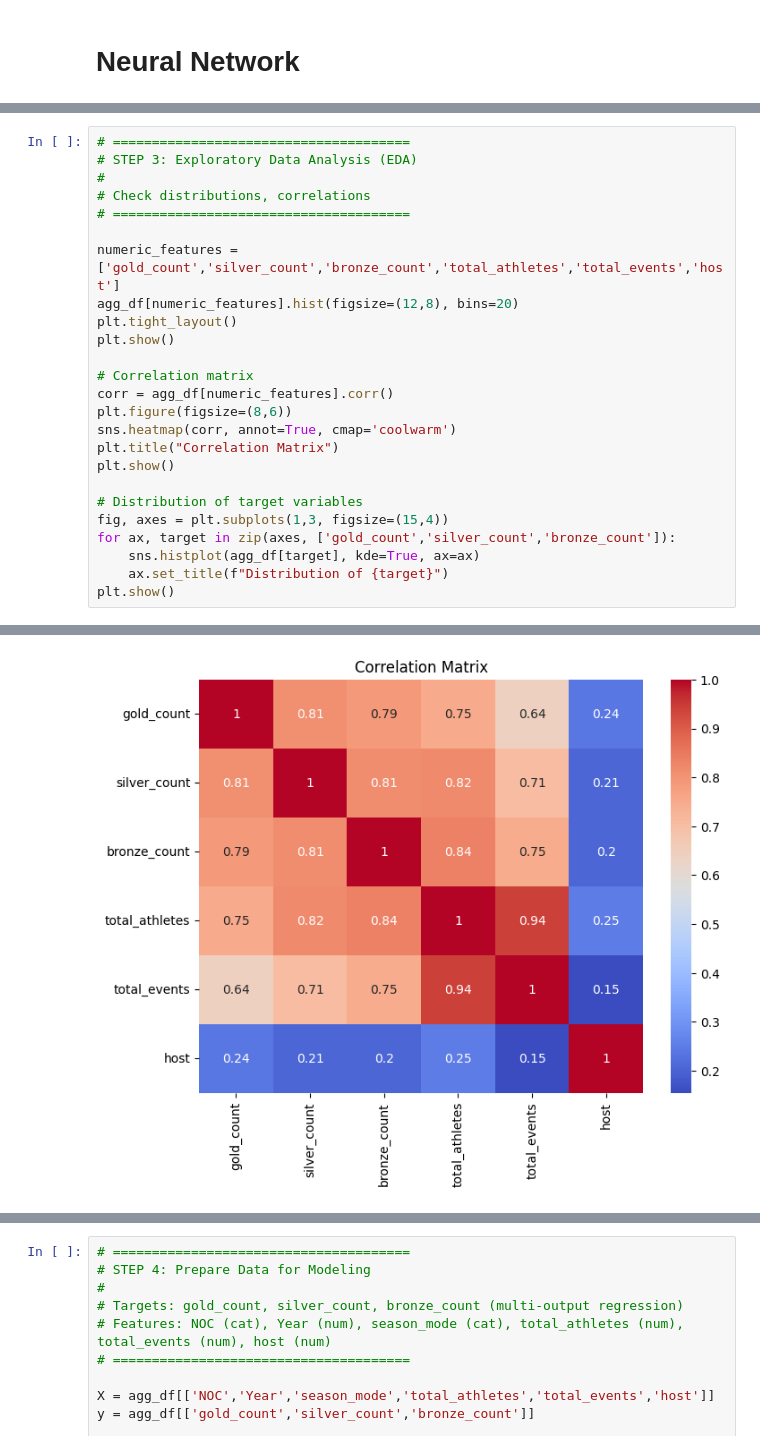
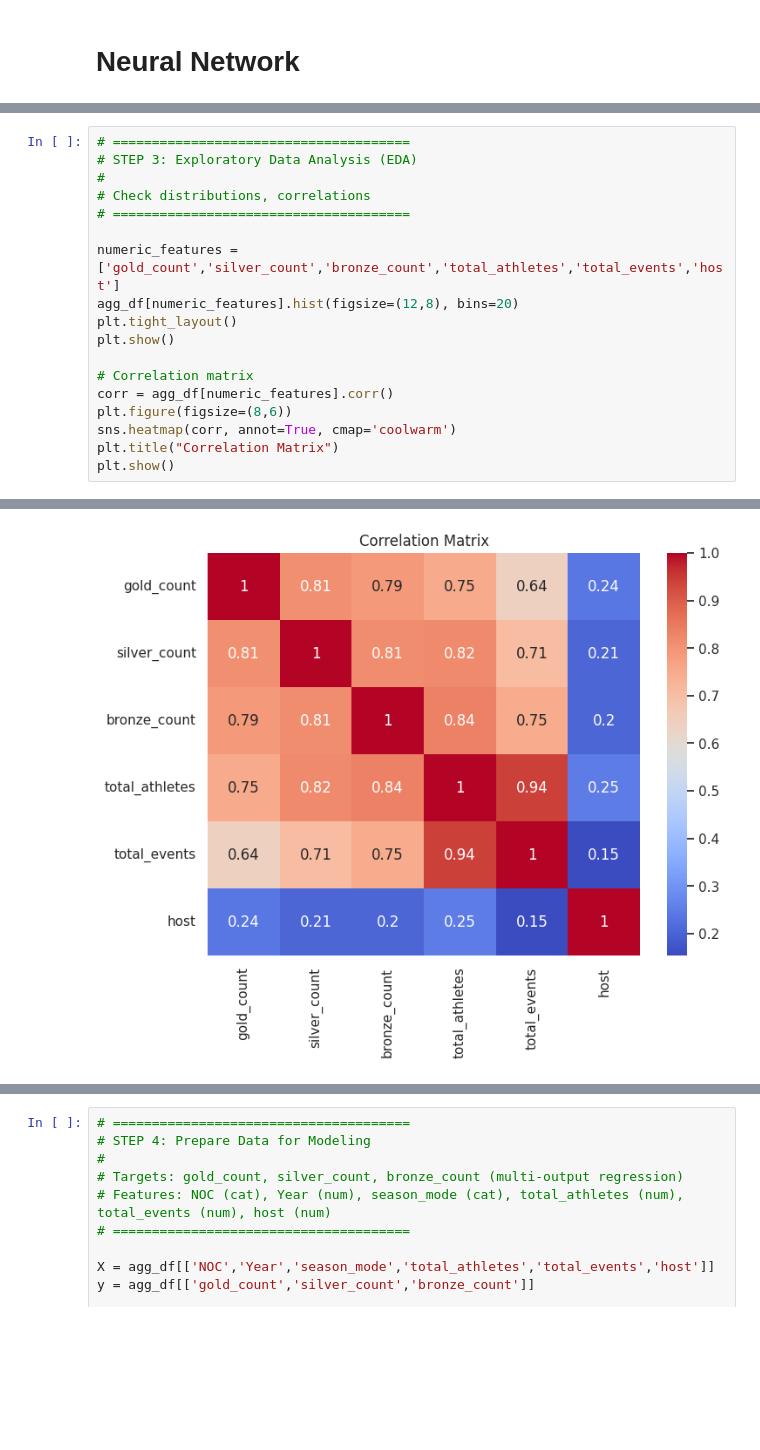
Before and after one commit to tabrezdn1/olympics-medal-prediction, a Jupyter notebook: main.ipynb, the cells around one changed output, grey strips where cells are left out. Saved outputs shown, nothing was run; the diff lists cells and outputs as text; blank space fills up the shorter version.

```diff
--- a/main.ipynb
+++ b/main.ipynb
@@ -1564,11 +1564,4 @@ plt.figure(figsize=(8,6))
 sns.heatmap(corr, annot=True, cmap='coolwarm')
 plt.title("Correlation Matrix")
 plt.show()
-
-# Distribution of target variables
-fig, axes = plt.subplots(1,3, figsize=(15,4))
-for ax, target in zip(axes, ['gold_count','silver_count','bronze_count']):
-    sns.histplot(agg_df[target], kde=True, ax=ax)
-    ax.set_title(f"Distribution of {target}")
-plt.show()
 # %% [output]
@@ -1576 +1569 @@ plt.show()
-[figure, old version]
+[figure, new version]
```
Also changed, not shown: parts of 15 cells of this notebook.
